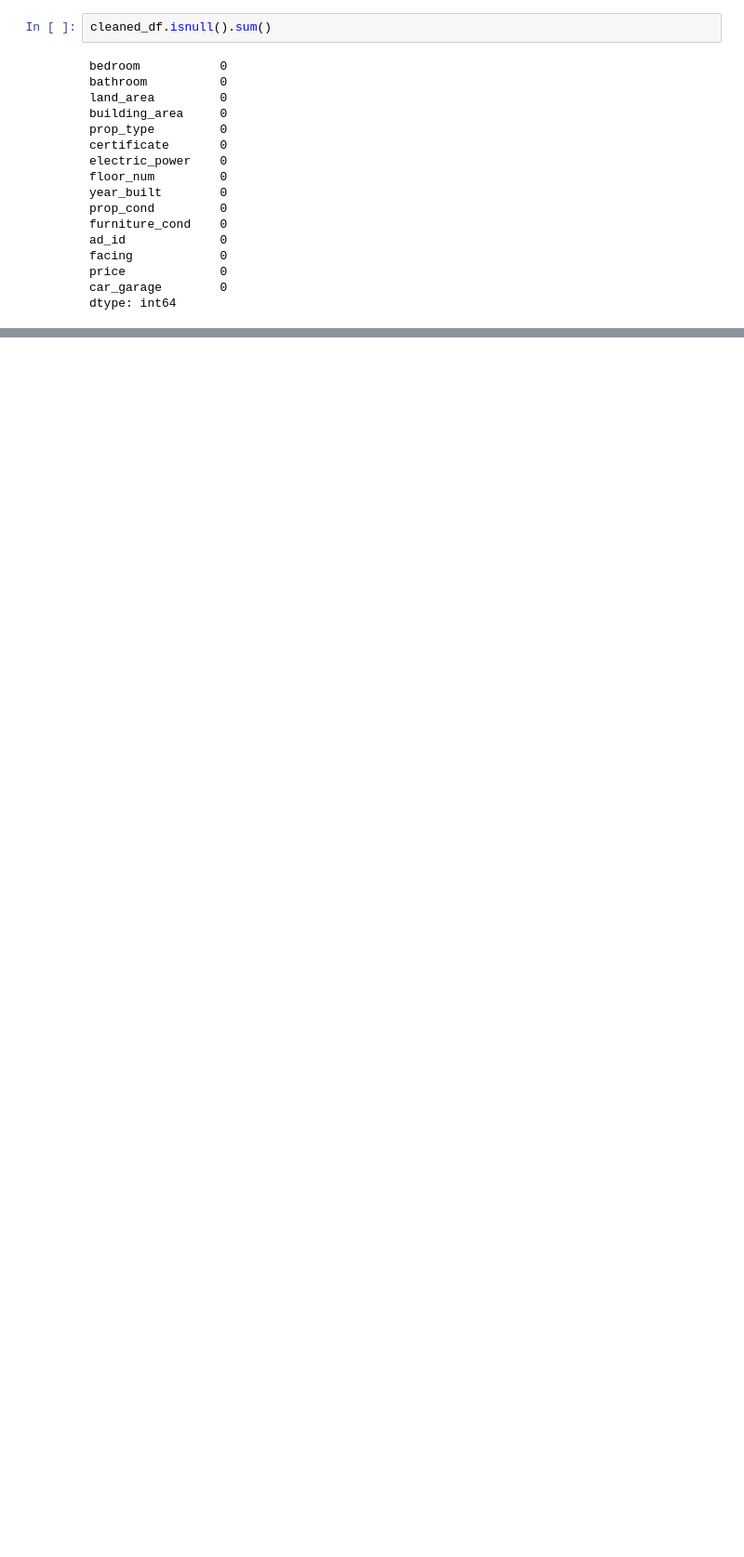
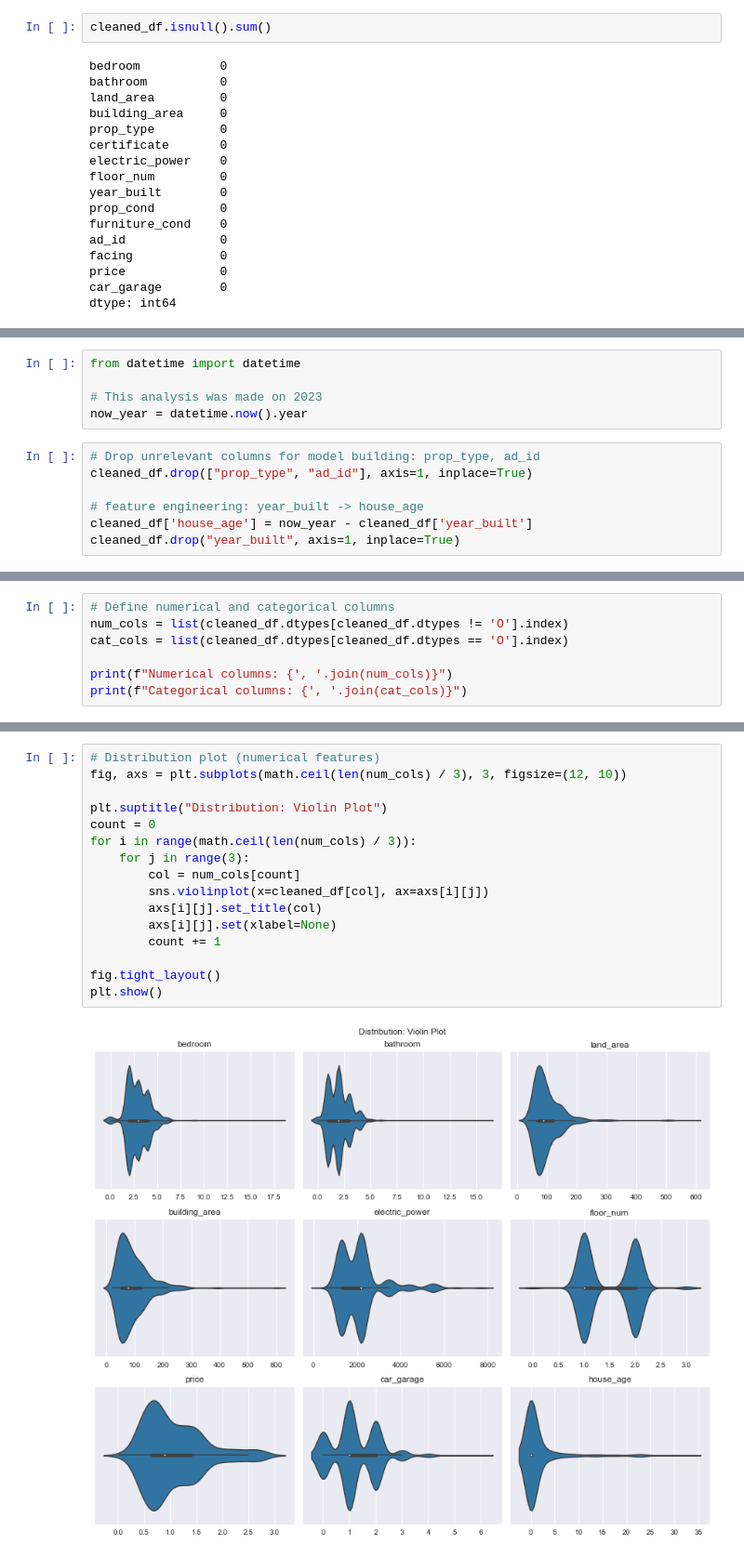
Before and after one commit to iam2dael2/bekasi-housing, a Jupyter notebook: data-analysis.ipynb, the cells around one changed output, grey strips where cells are left out. Shown at 93% size. Saved outputs shown, nothing was run; the diff lists cells and outputs as text; blank space fills up the shorter version.

Commit message:
Prediction Model Building

```diff
--- a/data-analysis.ipynb
+++ b/data-analysis.ipynb
@@ -288,0 +282,12 @@ cleaned_df.shape
+# %%
+from datetime import datetime
+
+# This analysis was made on 2023
+now_year = datetime.now().year
+# %%
+# Drop unrelevant columns for model building: prop_type, ad_id
+cleaned_df.drop(["prop_type", "ad_id"], axis=1, inplace=True)
+
+# feature engineering: year_built -> house_age
+cleaned_df['house_age'] = now_year - cleaned_df['year_built']
+cleaned_df.drop("year_built", axis=1, inplace=True)
@@ -288,0 +303,7 @@ cleaned_df.shape
+# %%
+# Define numerical and categorical columns
+num_cols = list(cleaned_df.dtypes[cleaned_df.dtypes != 'O'].index)
+cat_cols = list(cleaned_df.dtypes[cleaned_df.dtypes == 'O'].index)
+
+print(f"Numerical columns: {', '.join(num_cols)}")
+print(f"Categorical columns: {', '.join(cat_cols)}")
@@ -288,0 +319,18 @@ cleaned_df.shape
+# %%
+# Distribution plot (numerical features)
+fig, axs = plt.subplots(math.ceil(len(num_cols) / 3), 3, figsize=(12, 10))
+
+plt.suptitle("Distribution: Violin Plot")
+count = 0
+for i in range(math.ceil(len(num_cols) / 3)):
+    for j in range(3):
+        col = num_cols[count]
+        sns.violinplot(x=cleaned_df[col], ax=axs[i][j])
+        axs[i][j].set_title(col)
+        axs[i][j].set(xlabel=None)
+        count += 1
+
+fig.tight_layout()
+plt.show()
+# %% [output]
+[figure, added]
```
Also changed, not shown: parts of 39 cells of this notebook, 3 other files.
